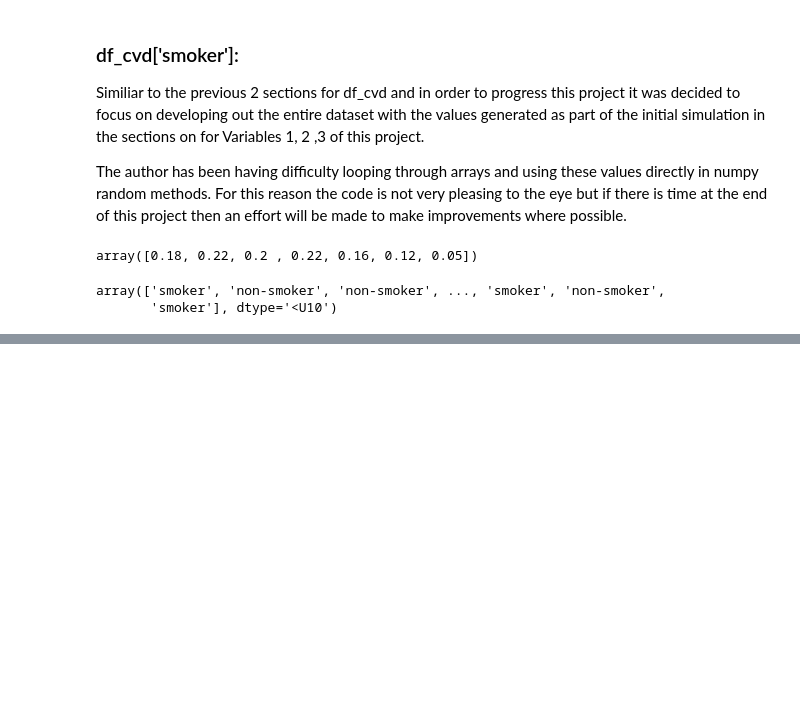
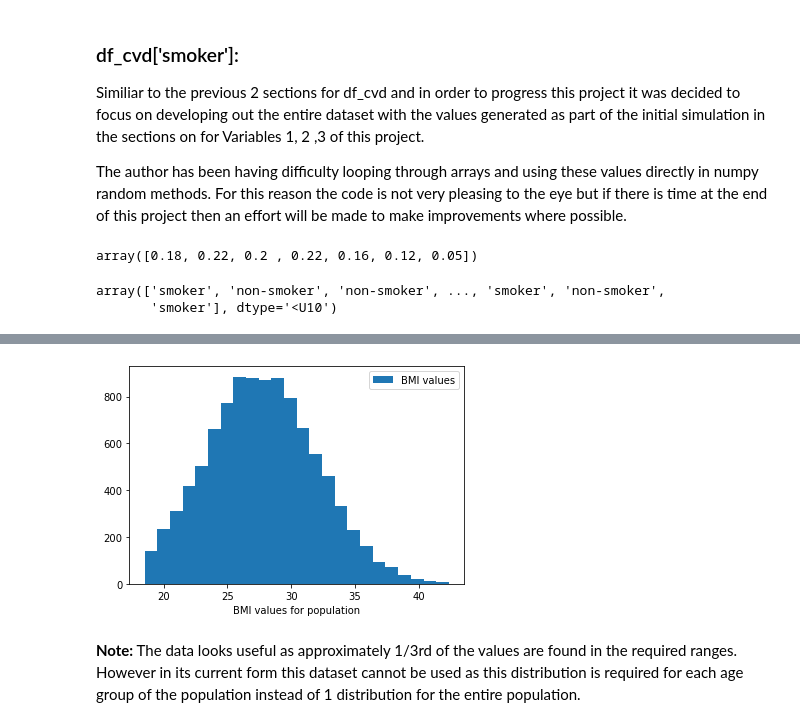
Before and after one commit to juliandunne1234/pada_project_g00267940, a Jupyter notebook: dataset_simulation_project.ipynb, the cells around one changed output, grey strips where cells are left out. Saved outputs shown, nothing was run; the diff lists cells and outputs as text; code cells hidden in the pictures; blank space fills up the shorter version.

Commit message:
BMI variable - initial submit for overall population

```diff
--- a/dataset_simulation_project.ipynb
+++ b/dataset_simulation_project.ipynb
@@ -563,0 +577,25 @@ df_cvd
+# %%
+#Using the values axplained in Assumptions above
+bmi_min = 18.5
+bmi_max = 42.5
+mean = 27.5
+
+#Differet standard deviations trialled and 4.5 found to be a good fit as the values created
+#are farily evenly distributed across the normal weight, overweight, obese ranges
+std_dev = 4.5
+
+#Generate BMI values for population using the parameters provided
+#Data follows a truncated normal distribution
+bmi_pop = stats.truncnorm.rvs((bmi_min - mean) / std_dev, (bmi_max - mean) / std_dev, loc=mean, scale=std_dev, size=10000)
+
+plt.hist(bmi_pop, bins= 24, label='BMI values')
+plt.xlabel('BMI values for population')
+plt.legend(loc='best')
+plt.show()
+
+#Truncated normal distribution in python method found at webpage:
+#https://docs.scipy.org/doc/scipy/reference/generated/scipy.stats.truncnorm.html#scipy.stats.truncnorm
+# %% [output]
+[figure, added]
+# %% [markdown]
+<b>Note:</b> The data looks useful as approximately 1/3rd of the values are found in the required ranges. However in its current form this dataset cannot be used as this distribution is required for each age group of the population instead of 1 distribution for the entire population.
```
Also changed, not shown: parts of 4 cells of this notebook.
